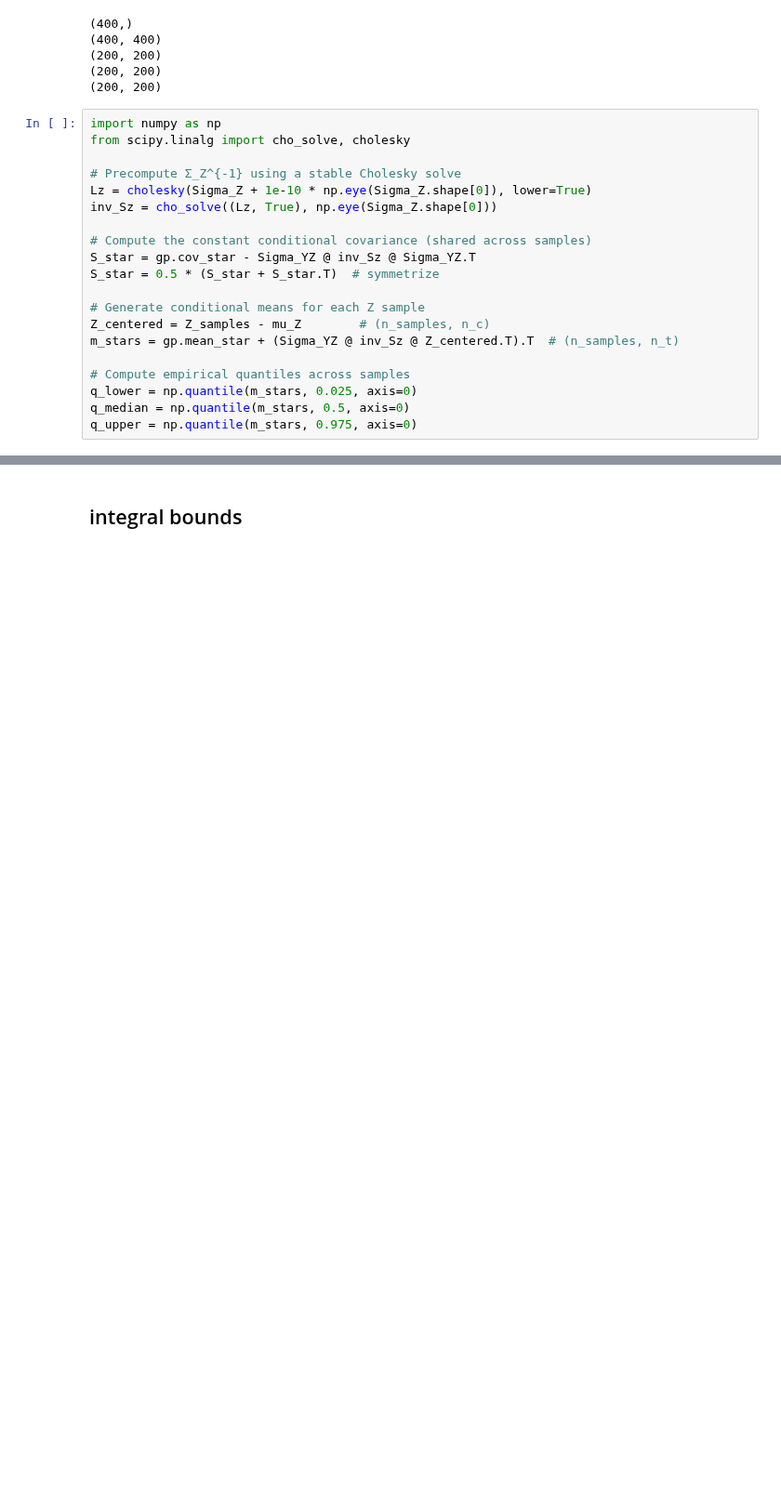
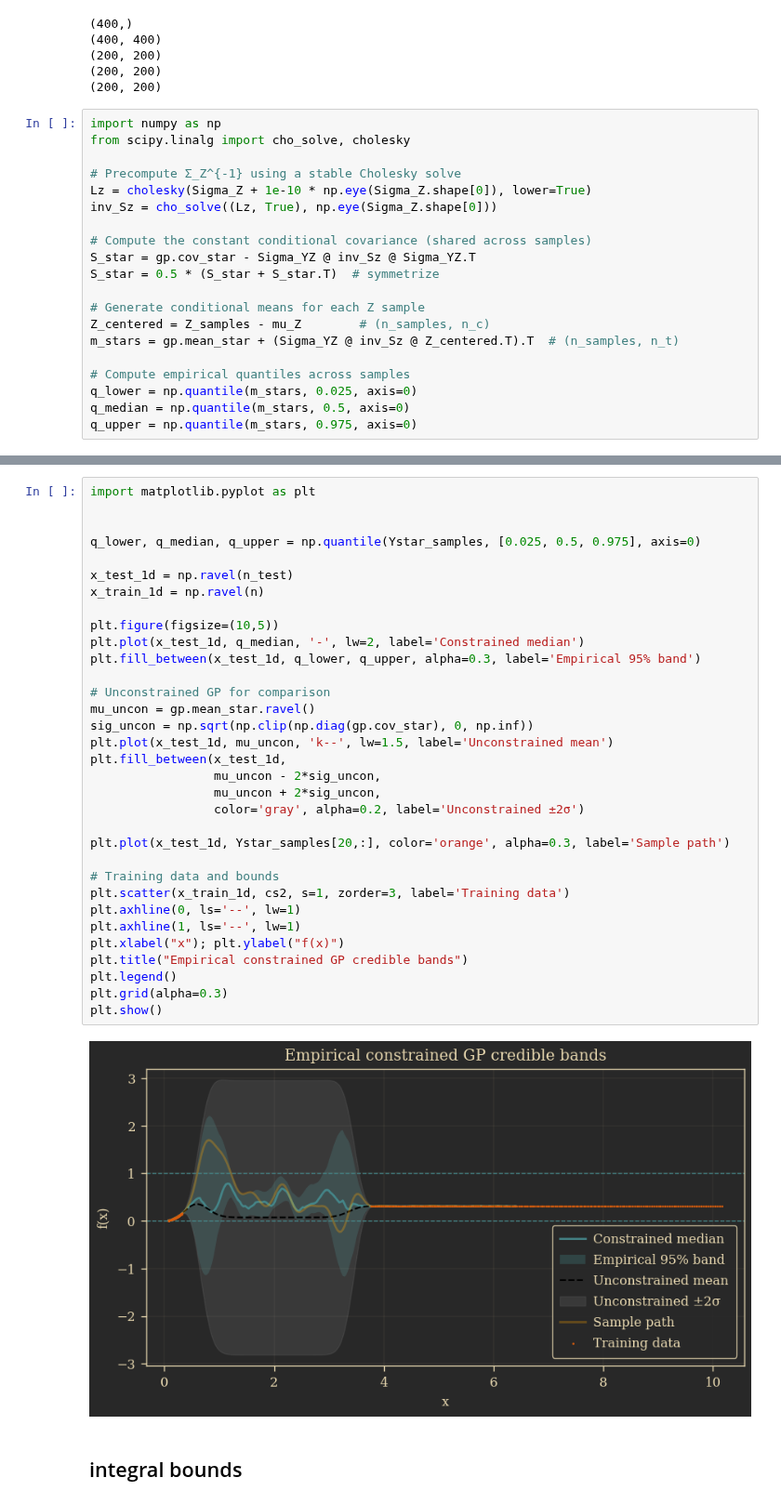
Before and after one commit to codinginrevolt/master_thesis, a Jupyter notebook: gpr/notebooks/virt_obs.ipynb, the cells around one changed output, grey strips where cells are left out. Shown at 93% size. Drawn from its saved outputs; the diff is of its cells as text; blank space fills up the shorter version.

```diff
--- a/gpr/notebooks/virt_obs.ipynb
+++ b/gpr/notebooks/virt_obs.ipynb
@@ -866,3 +897,38 @@ plt.show()
+# %%
+import matplotlib.pyplot as plt
+
+
+q_lower, q_median, q_upper = np.quantile(Ystar_samples, [0.025, 0.5, 0.975], axis=0)
+
+x_test_1d = np.ravel(n_test)
+x_train_1d = np.ravel(n)
+
+plt.figure(figsize=(10,5))
+plt.plot(x_test_1d, q_median, '-', lw=2, label='Constrained median')
+plt.fill_between(x_test_1d, q_lower, q_upper, alpha=0.3, label='Empirical 95% band')
+
+# Unconstrained GP for comparison
+mu_uncon = gp.mean_star.ravel()
+sig_uncon = np.sqrt(np.clip(np.diag(gp.cov_star), 0, np.inf))
+plt.plot(x_test_1d, mu_uncon, 'k--', lw=1.5, label='Unconstrained mean')
+plt.fill_between(x_test_1d,
+                 mu_uncon - 2*sig_uncon,
+                 mu_uncon + 2*sig_uncon,
+                 color='gray', alpha=0.2, label='Unconstrained ±2σ')
+
+plt.plot(x_test_1d, Ystar_samples[20,:], color='orange', alpha=0.3, label='Sample path')
+
+# Training data and bounds
+plt.scatter(x_train_1d, cs2, s=1, zorder=3, label='Training data')
+plt.axhline(0, ls='--', lw=1)
+plt.axhline(1, ls='--', lw=1)
+plt.xlabel("x"); plt.ylabel("f(x)")
+plt.title("Empirical constrained GP credible bands")
+plt.legend()
+plt.grid(alpha=0.3)
+plt.show()
+# %% [output]
+[figure, added]
 # %% [markdown]
 ## integral bounds
 # %%
```
Also changed, not shown: parts of 5 cells of this notebook, 7 other files.
